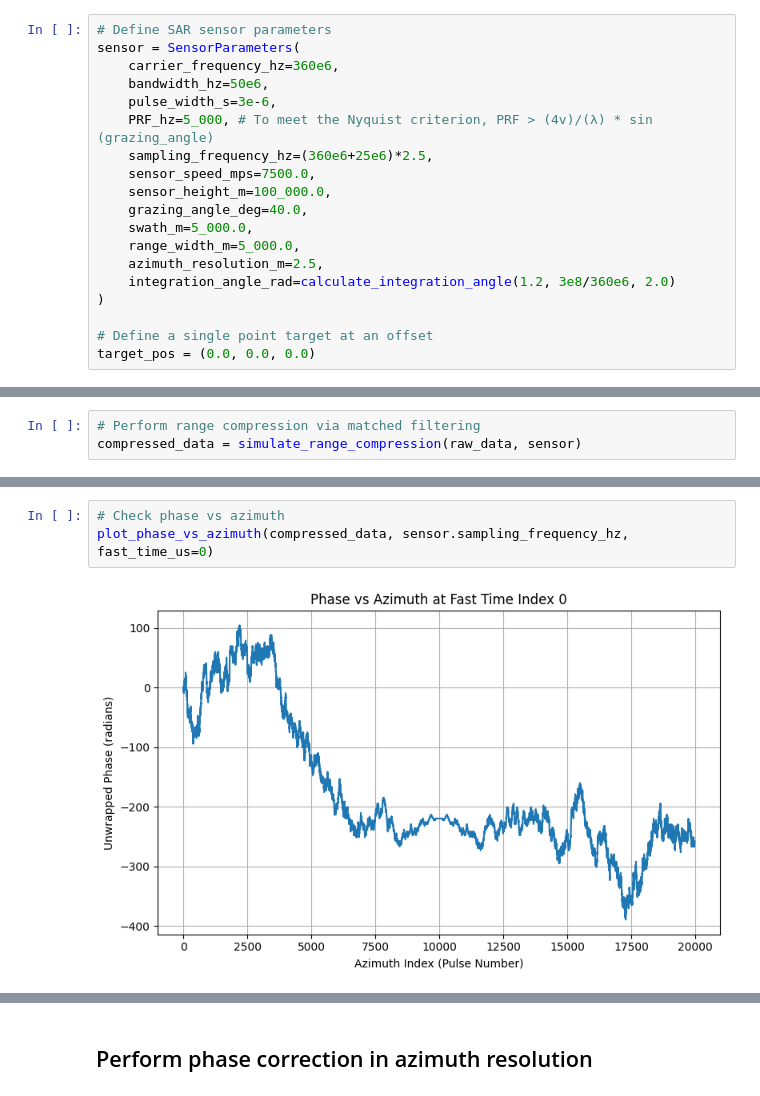
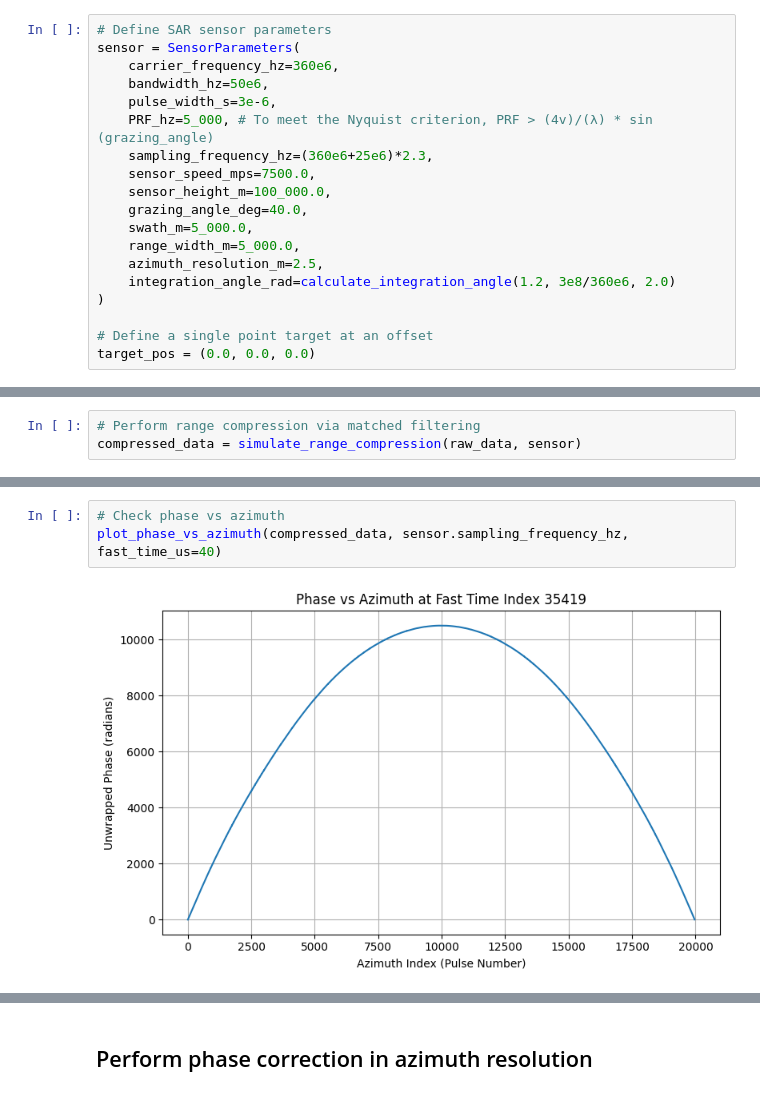
Before and after one commit to kwokkeith/signal_processing_notes, a Jupyter notebook: 07_raw_data_simulation.ipynb, the cells around one changed output, grey strips where cells are left out. Saved outputs shown, nothing was run; the diff lists cells and outputs as text.

```diff
--- a/07_raw_data_simulation.ipynb
+++ b/07_raw_data_simulation.ipynb
@@ -8,7 +8,7 @@ sensor = SensorParameters(
     bandwidth_hz=50e6,
     pulse_width_s=3e-6,
     PRF_hz=5_000, # To meet the Nyquist criterion, PRF > (4v)/(λ) * sin (grazing_angle)
-    sampling_frequency_hz=(360e6+25e6)*2.5,
+    sampling_frequency_hz=(360e6+25e6)*2.3,
     sensor_speed_mps=7500.0,
     sensor_height_m=100_000.0,
     grazing_angle_deg=40.0,
@@ -149,8 +149,8 @@ Suggested xlim: (0.0 μs, 45.9 μs)
 # %%
 # Check phase vs azimuth
-plot_phase_vs_azimuth(compressed_data, sensor.sampling_frequency_hz, fast_time_us=0)
+plot_phase_vs_azimuth(compressed_data, sensor.sampling_frequency_hz, fast_time_us=40)
 # %% [output]
-[figure, old version]
+[figure, new version]
 # %%
 # # Perform range migration alignment
 # aligned_data = perform_range_migration(
```
Also changed, not shown: parts of 20 cells of this notebook.
